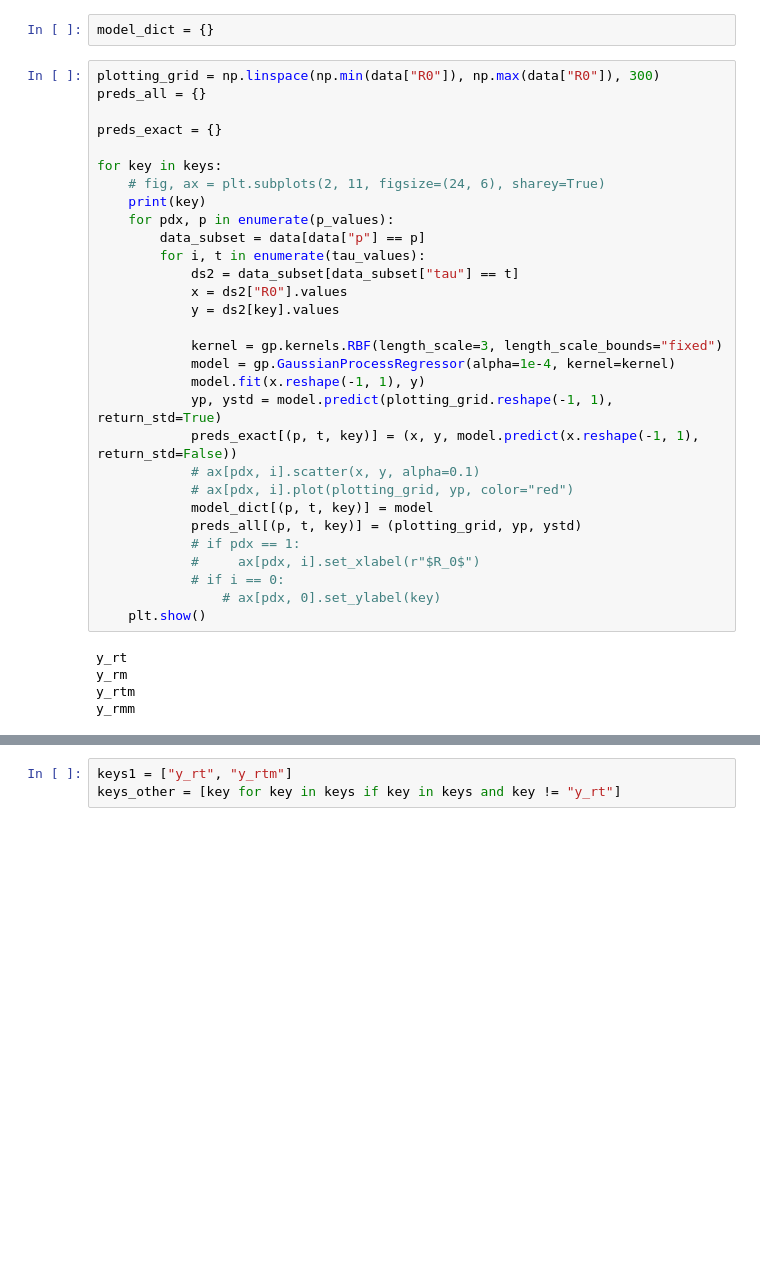
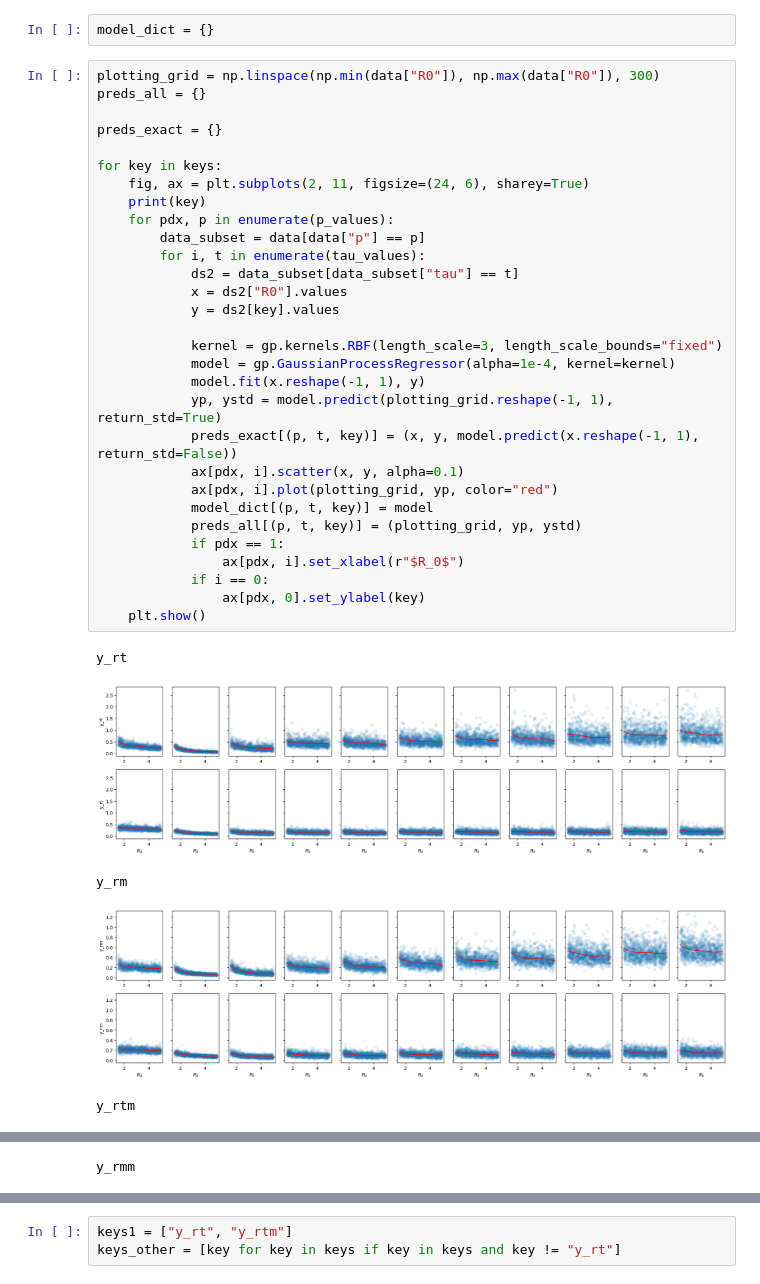
Before and after one commit to MKupperman/KernelPDEforBioProject, a Jupyter notebook: Notebooks/Background_covariances.ipynb, the cells around one changed output, grey strips where cells are left out. Cells and saved outputs as stored; diff of their text form; blank space fills up the shorter version.

```diff
--- a/Notebooks/Background_covariances.ipynb
+++ b/Notebooks/Background_covariances.ipynb
@@ -112,35 +112,36 @@ model_dict = {}
 # %%
 plotting_grid = np.linspace(np.min(data["R0"]), np.max(data["R0"]), 300)
 preds_all = {}
 
 preds_exact = {}
 
 for key in keys:
-    # fig, ax = plt.subplots(2, 11, figsize=(24, 6), sharey=True)
+    fig, ax = plt.subplots(2, 11, figsize=(24, 6), sharey=True)
     print(key)
     for pdx, p in enumerate(p_values):
         data_subset = data[data["p"] == p]
         for i, t in enumerate(tau_values):
             ds2 = data_subset[data_subset["tau"] == t]
             x = ds2["R0"].values
             y = ds2[key].values
 
             kernel = gp.kernels.RBF(length_scale=3, length_scale_bounds="fixed")
             model = gp.GaussianProcessRegressor(alpha=1e-4, kernel=kernel)
             model.fit(x.reshape(-1, 1), y)
             yp, ystd = model.predict(plotting_grid.reshape(-1, 1), return_std=True)
             preds_exact[(p, t, key)] = (x, y, model.predict(x.reshape(-1, 1), return_std=False))
-            # ax[pdx, i].scatter(x, y, alpha=0.1)
-            # ax[pdx, i].plot(plotting_grid, yp, color="red")
+            ax[pdx, i].scatter(x, y, alpha=0.1)
+            ax[pdx, i].plot(plotting_grid, yp, color="red")
             model_dict[(p, t, key)] = model
             preds_all[(p, t, key)] = (plotting_grid, yp, ystd)
-            # if pdx == 1:
-            #     ax[pdx, i].set_xlabel(r"$R_0$")
-            # if i == 0:
-                # ax[pdx, 0].set_ylabel(key)
+            if pdx == 1:
+                ax[pdx, i].set_xlabel(r"$R_0$")
+            if i == 0:
+                ax[pdx, 0].set_ylabel(key)
     plt.show()
 # %% [output]
 y_rt
-y_rm
-y_rtm
-y_rmm
+[figure, added]
+y_rm
+[figure, added]
+y_rtm
@@ -146,0 +149 @@ y_rmm
+y_rmm
```
Also changed, not shown: parts of 2 cells of this notebook.
